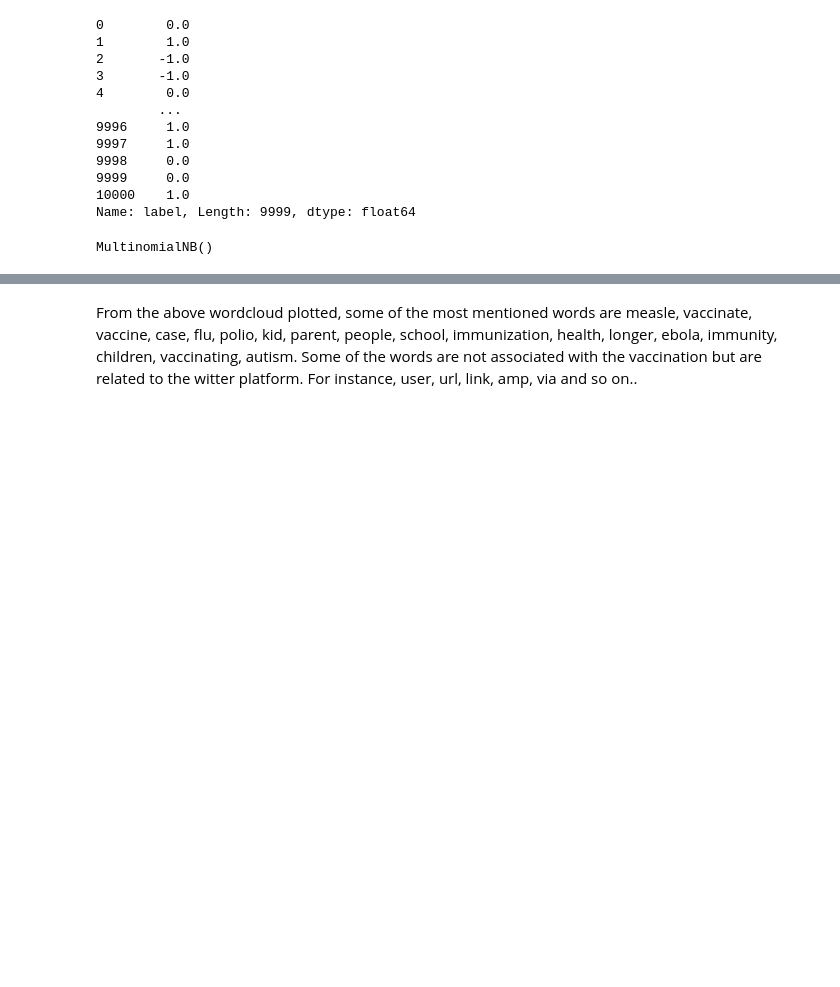
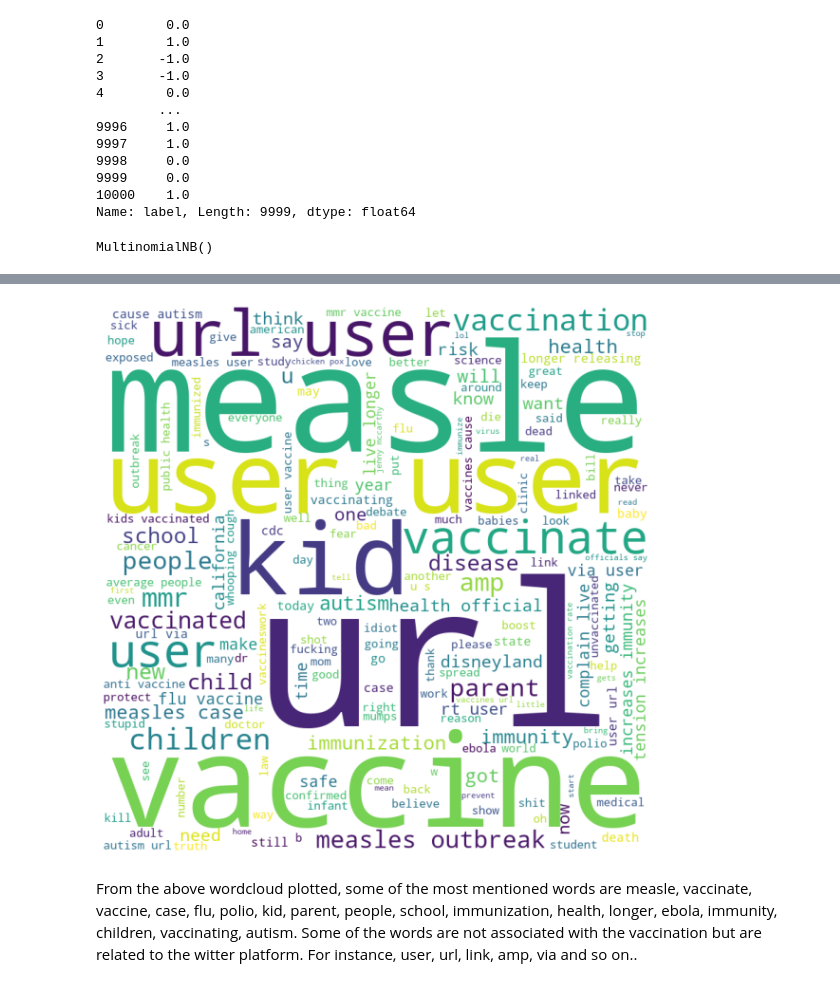
Before and after one commit to stormzee/vaccine-sentiment-prediction, a Jupyter notebook: vacinnation_sentiment.ipynb, the cells around one changed output, grey strips where cells are left out. Drawn from its saved outputs; the diff is of its cells as text; code cells hidden in the pictures; blank space fills up the shorter version.

```diff
--- a/vacinnation_sentiment.ipynb
+++ b/vacinnation_sentiment.ipynb
@@ -388,15 +347,19 @@ Successfully installed analytics-python-1.4.0 backoff-1.10.0 charset-normalizer-
+# %%
+stop_words = STOPWORDS
 # %%
-# wordcloud = WordCloud(width = 800, height = 800,
-#                 background_color ='white',
-#                 stopwords = stop_words,
-#                 min_font_size = 10).generate(all_sentences)
+wordcloud = WordCloud(width = 800, height = 800,
+                background_color ='white',
+                stopwords = stop_words,
+                min_font_size = 10).generate(all_sentences)
 
-# # plot the WordCloud image
-# plt.figure(figsize = (8, 8), facecolor = None)
-# plt.imshow(wordcloud)
-# plt.axis("off")
-# plt.tight_layout(pad = 0)
+# plot the WordCloud image
+plt.figure(figsize = (8, 8), facecolor = None)
+plt.imshow(wordcloud)
+plt.axis("off")
+plt.tight_layout(pad = 0)
 
-# plt.show()
+plt.show()
+# %% [output]
+[figure, added]
 # %% [markdown]
 From the above wordcloud plotted, some of the most mentioned  words are measle, vaccinate, vaccine, case, flu, polio, kid, parent, people, school, immunization, health, longer, ebola, immunity, children, vaccinating, autism. Some of the words are not associated with the vaccination but are related to the witter platform. For instance, user, url, link, amp, via and so on..
```
Also changed, not shown: parts of 13 cells of this notebook.
